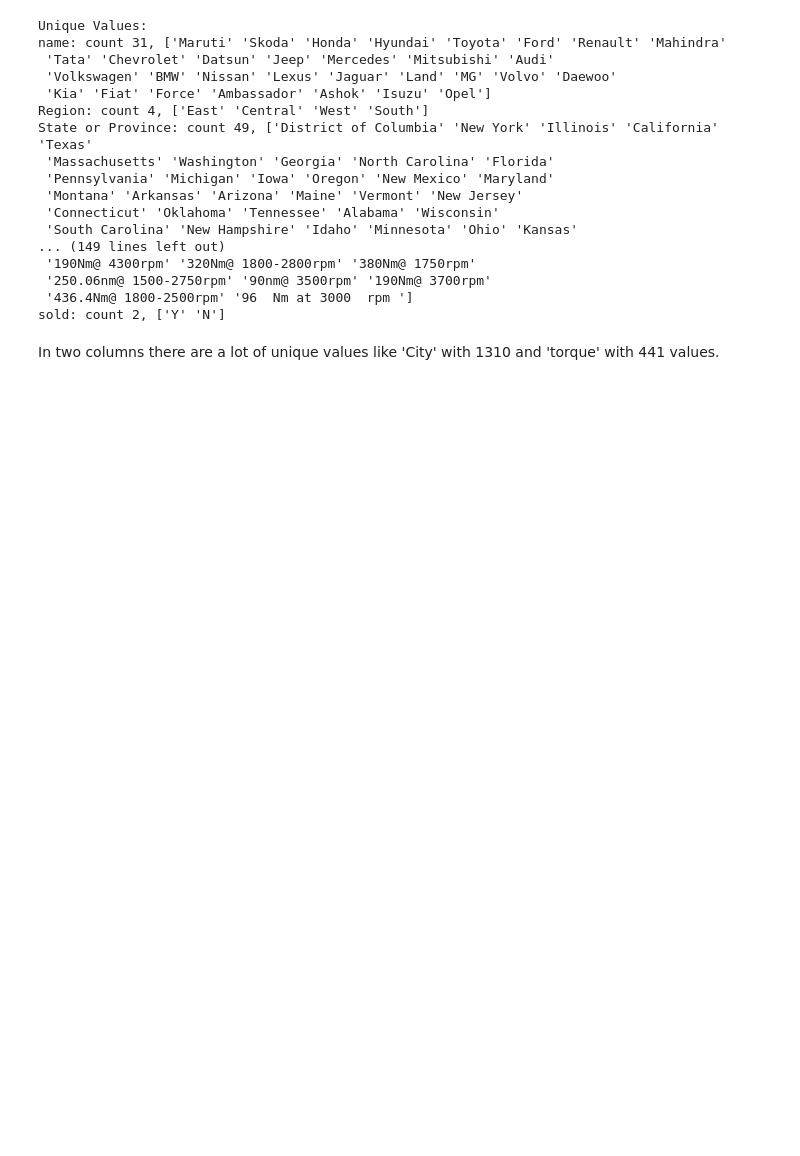
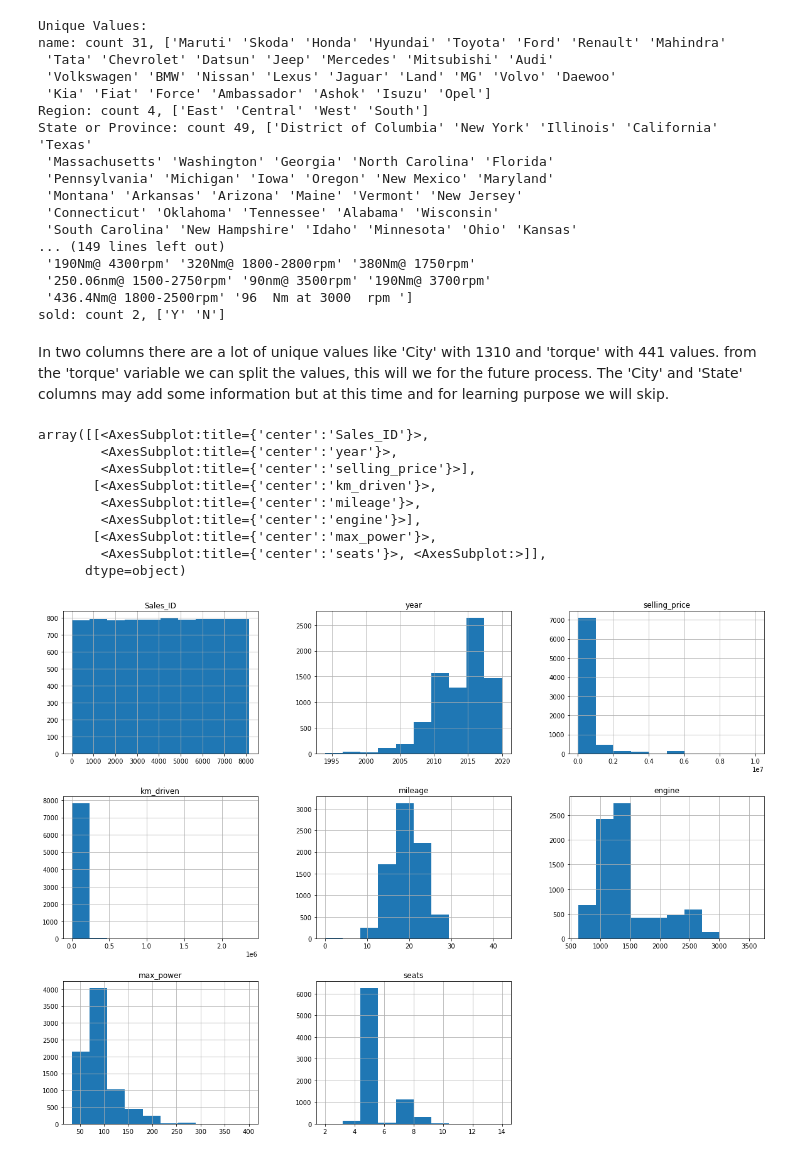
Before and after one commit to parivgabriela/DATA, a Jupyter notebook: car_selling_data/car_data.ipynb, the cells around one changed output. Cells and saved outputs as stored; diff of their text form; code cells hidden in the pictures; blank space fills up the shorter version.

```diff
--- a/car_selling_data/car_data.ipynb
+++ b/car_selling_data/car_data.ipynb
@@ -141,8 +141,19 @@ State or Province: count 49, ['District of Columbia' 'New York' 'Illinois' 'Cali
  '436.4Nm@ 1800-2500rpm' '96  Nm at 3000  rpm ']
 sold: count 2, ['Y' 'N']
 # %% [markdown]
-In two columns there are a lot of unique values like 'City' with 1310 and 'torque' with 441 values.
+In two columns there are a lot of unique values like 'City' with 1310 and 'torque' with 441 values.  from the 'torque' variable we can split the values, this will we for the future process.
+The 'City' and 'State' columns may add some information but at this time and for learning purpose we will skip.
 # %%
-# year, selling_price, km_drive, mileage, engine, seats
-plt.figure(figsize=(10,4))
-sns.histplot(x="Income", data=dfd, bins=20)
+# year, selling_price, km_driven, mileage, engine, seats
+df.hist(bins=10, figsize=(20,15))
+# %% [output]
+array([[<AxesSubplot:title={'center':'Sales_ID'}>,
+        <AxesSubplot:title={'center':'year'}>,
+        <AxesSubplot:title={'center':'selling_price'}>],
+       [<AxesSubplot:title={'center':'km_driven'}>,
+        <AxesSubplot:title={'center':'mileage'}>,
+        <AxesSubplot:title={'center':'engine'}>],
+       [<AxesSubplot:title={'center':'max_power'}>,
+        <AxesSubplot:title={'center':'seats'}>, <AxesSubplot:>]],
+      dtype=object)
+[figure, added]
```
Also changed, not shown: parts of 2 cells of this notebook.
